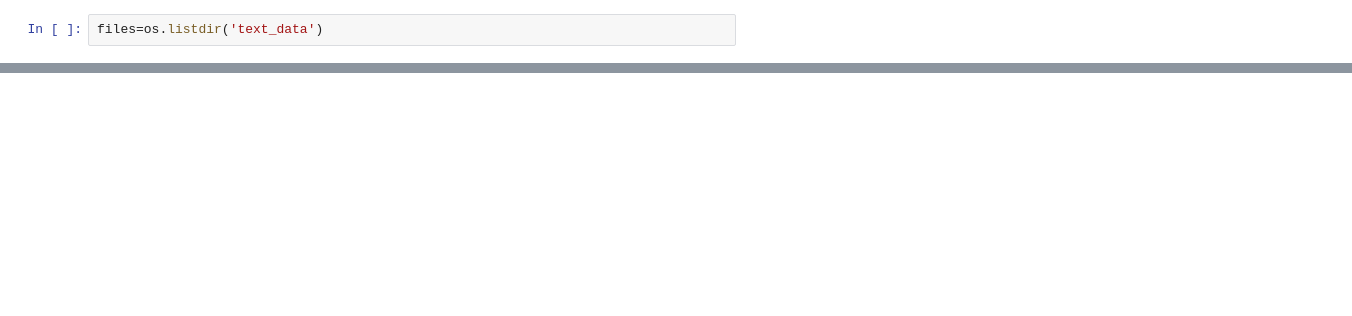
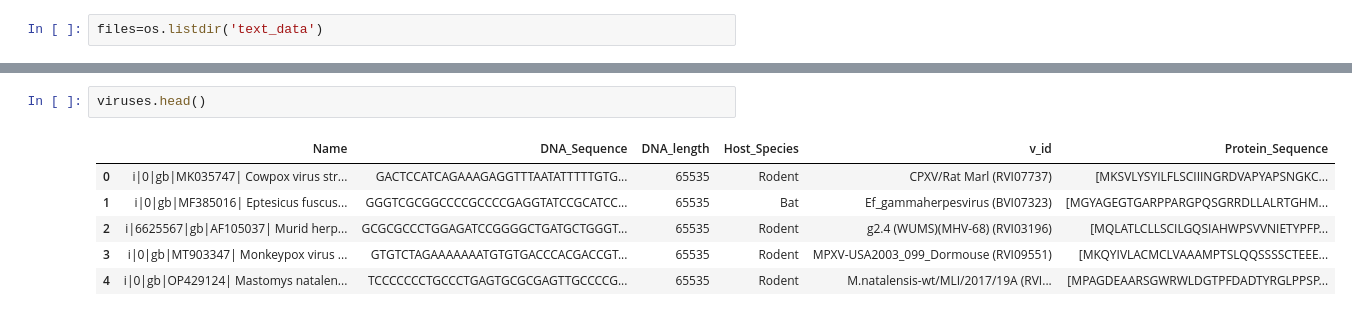
Before and after one commit to jmclaughlin712/Classification-of-Animal-Associated-Viruses, a Jupyter notebook: Analysis.ipynb, the cells around one changed output, grey strips where cells are left out. Saved outputs shown, nothing was run; the diff lists cells and outputs as text; blank space fills up the shorter version.

```diff
--- a/Analysis.ipynb
+++ b/Analysis.ipynb
@@ -53,3 +122,12 @@ viruses=viruses.merge(pd.DataFrame(zip(host_species.keys(), host_species.values(
+# %%
+viruses.head()
+# %% [output]
+|  | Name | DNA_Sequence | DNA_length | Host_Species | v_id | Protein_Sequence |
+| 0 | i|0|gb|MK035747| Cowpox virus str... | GACTCCATCAGAAAGAGGTTTAATATTTTTGTG... | 65535 | Rodent | CPXV/Rat Marl (RVI07737) | [MKSVLYSYILFLSCIIINGRDVAPYAPSNGKC... |
+| 1 | i|0|gb|MF385016| Eptesicus fuscus... | GGGTCGCGGCCCCGCCCCGAGGTATCCGCATCC... | 65535 | Bat | Ef_gammaherpesvirus (BVI07323) | [MGYAGEGTGARPPARGPQSGRRDLLALRTGHM... |
+| 2 | i|6625567|gb|AF105037| Murid herp... | GCGCGCCCTGGAGATCCGGGGCTGATGCTGGGT... | 65535 | Rodent | g2.4 (WUMS)(MHV-68) (RVI03196) | [MQLATLCLLSCILGQSIAHWPSVVNIETYPFP... |
+| 3 | i|0|gb|MT903347| Monkeypox virus ... | GTGTCTAGAAAAAAATGTGTGACCCACGACCGT... | 65535 | Rodent | MPXV-USA2003_099_Dormouse (RVI09551) | [MKQYIVLACMCLVAAAMPTSLQQSSSSCTEEE... |
+| 4 | i|0|gb|OP429124| Mastomys natalen... | TCCCCCCCTGCCCTGAGTGCGCGAGTTGCCCCG... | 65535 | Rodent | M.natalensis-wt/MLI/2017/19A (RVI... | [MPAGDEAARSGWRWLDGTPFDADTYRGLPPSP... |
 # %%
 viruses['Host_Species'].value_counts()
 # %% [output]
```
Also changed, not shown: parts of 33 cells of this notebook.
